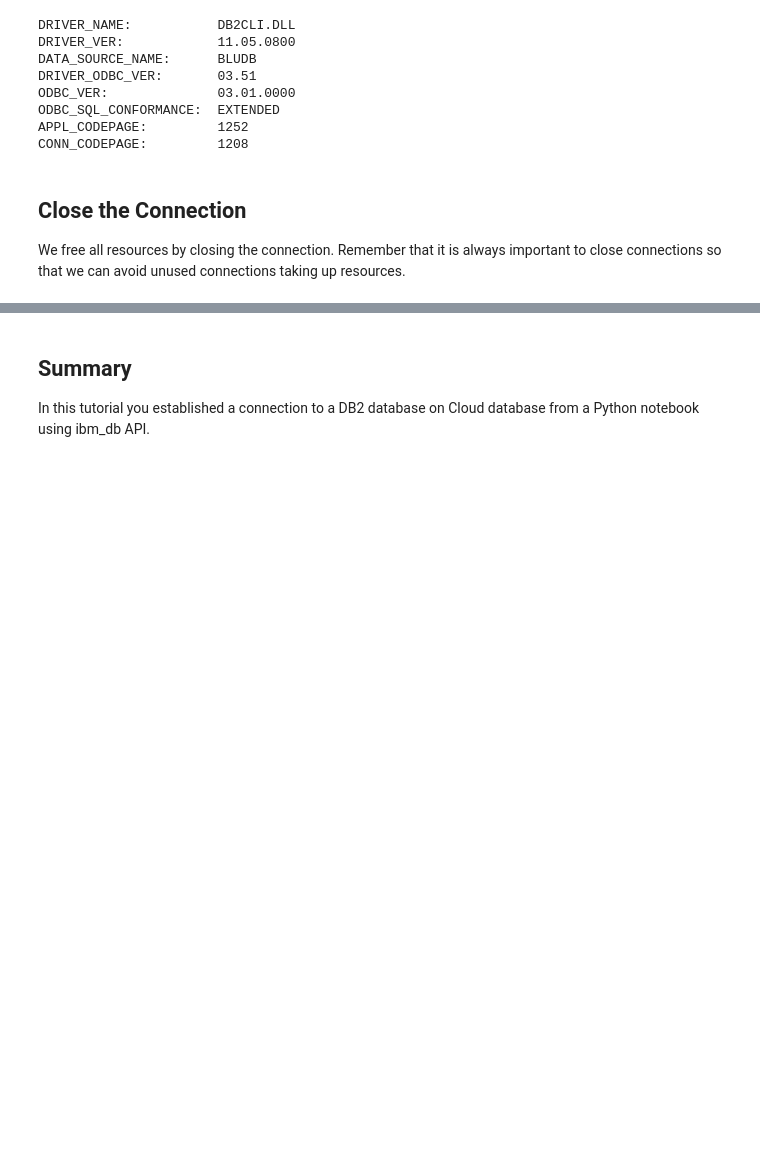
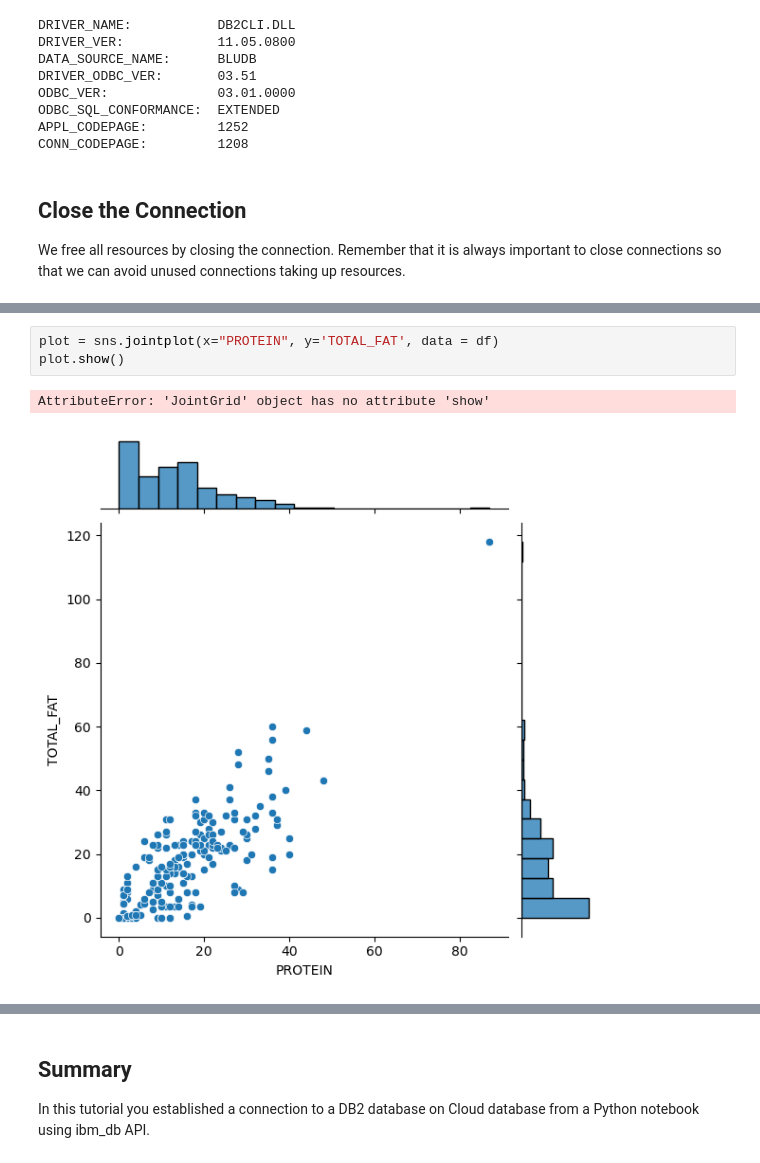
Before and after one commit to TheDreamed/IBM-Data-Science---Coursera, a Jupyter notebook: Databases and SQL for Data Science/Accessing databases using Python/Connecting to a database instance.ipynb, the cells around one changed output, grey strips where cells are left out. Saved outputs shown, nothing was run; the diff lists cells and outputs as text; blank space fills up the shorter version.

```diff
--- a/Databases and SQL for Data Science/Accessing databases using Python/Connecting to a database instance.ipynb
+++ b/Databases and SQL for Data Science/Accessing databases using Python/Connecting to a database instance.ipynb
@@ -215,0 +276,6 @@ We free all resources by closing the connection. Remember that it is always impo
+# %%
+plot = sns.jointplot(x="PROTEIN", y='TOTAL_FAT', data = df)
+plot.show()
+# %% [output]
+AttributeError: 'JointGrid' object has no attribute 'show'
+[figure, added]
```
Also changed, not shown: parts of 9 cells of this notebook, 10 other files.
